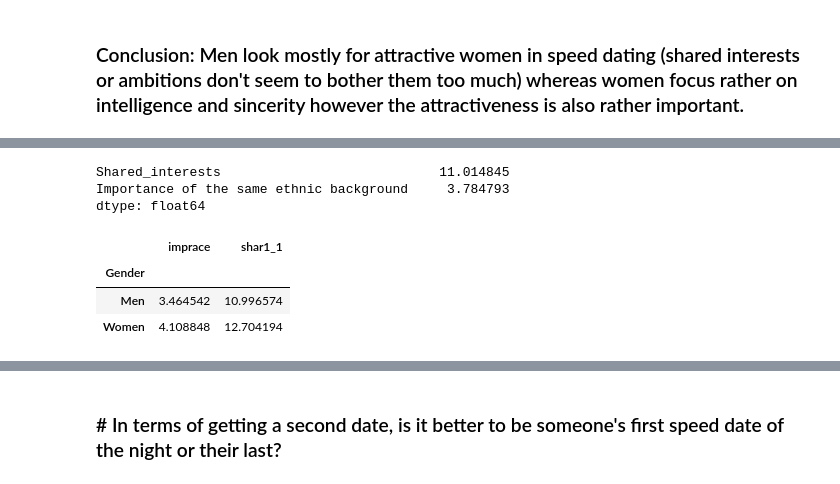
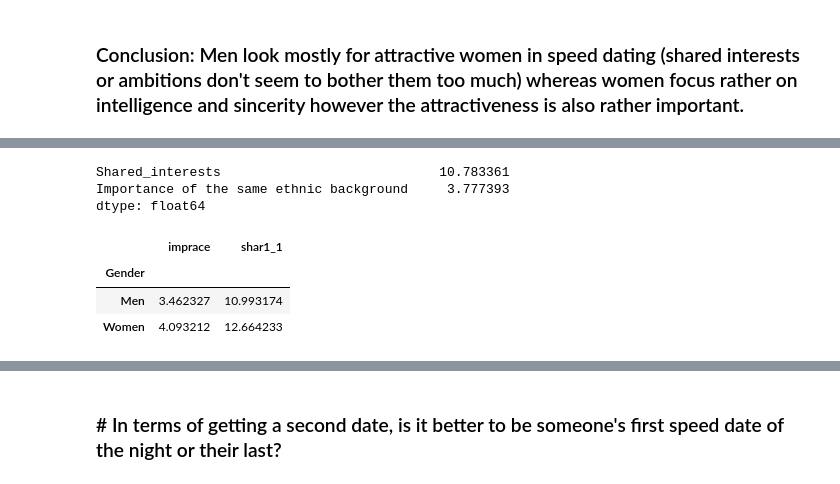
Before and after one commit to AgaHei/Speed_Dating_EDA, a Jupyter notebook: Project_Tinder_EDA.ipynb, the cells around one changed output, grey strips where cells are left out. Cells and saved outputs as stored; diff of their text form; code cells hidden in the pictures.

```diff
--- a/Project_Tinder_EDA.ipynb
+++ b/Project_Tinder_EDA.ipynb
@@ -111,8 +111,8 @@ plt.show()
 # %% [output]
 [figure]
 # %%
-# Drop columns where missing values > 50%
-threshold = 0.5 # 50% missing data threshold
+# Drop columns where missing values > 30%
+threshold = 0.3 # 30% missing data threshold
 df_1 = df.loc[:, df.isnull().mean() < threshold]
 missing_percent = df.isnull().mean()
 dropped_cols = missing_percent[missing_percent > threshold].index
@@ -125,0 +161,3 @@ Dropped Columns: ['mn_sat', 'tuition', 'expnum', 'attr1_s', 'sinc1_s', 'intel1_s
+# %%
+# Replacing the missing numeric values with the median values
+df_1.loc[:, df_1.select_dtypes(include=['number']).columns] = df_1.select_dtypes(include=['number']).apply(lambda x: x.fillna(x.median()))
@@ -441,20 +498,20 @@ fig.show()
 # %%
 # Comparison of the importance attributed to the same racial background (imprace) vs shared interests (shar1_1)
 
-imprace_vs_shar1_1 = df[['imprace','shar4_1']]
+imprace_vs_shar1_1 = df_1[['imprace','shar4_1']]
 imprace_vs_shar1_1.columns = ['Importance of the same ethnic background','Shared_interests']
 
 imprace_vs_shar1_1_sort = imprace_vs_shar1_1.mean().sort_values(ascending=False)
 imprace_vs_shar1_1_sort
 # %% [output]
-Shared_interests                            11.014845
-Importance of the same ethnic background     3.784793
+Shared_interests                            10.783361
+Importance of the same ethnic background     3.777393
 dtype: float64
 # %%
-df.groupby("Gender")[['imprace','shar1_1']].mean()
+df_1.groupby("Gender")[['imprace','shar1_1']].mean()
 # %% [output]
 |  | imprace | shar1_1 |
 | Gender |  |  |
-| Men | 3.464542 | 10.996574 |
-| Women | 4.108848 | 12.704194 |
+| Men | 3.462327 | 10.993174 |
+| Women | 4.093212 | 12.664233 |
 # %%
```
Also changed, not shown: parts of 30 cells of this notebook.
